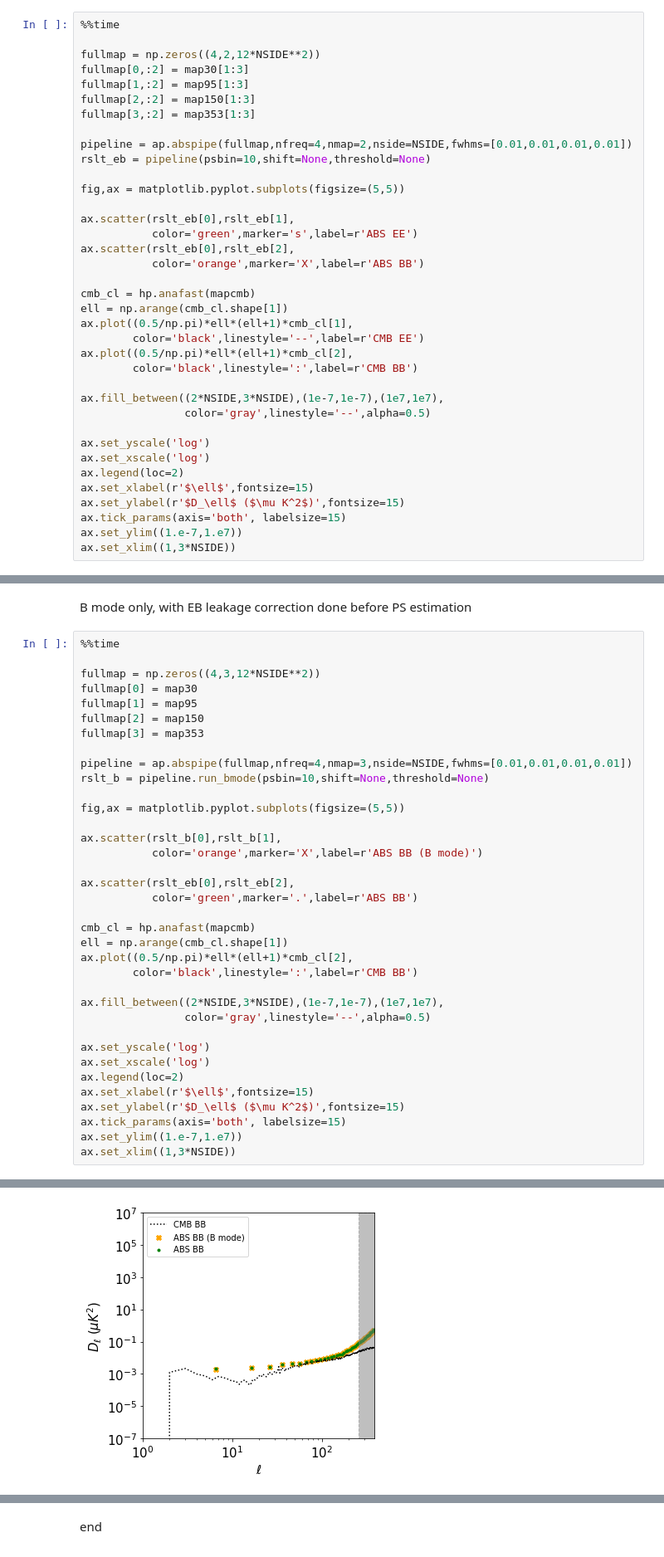
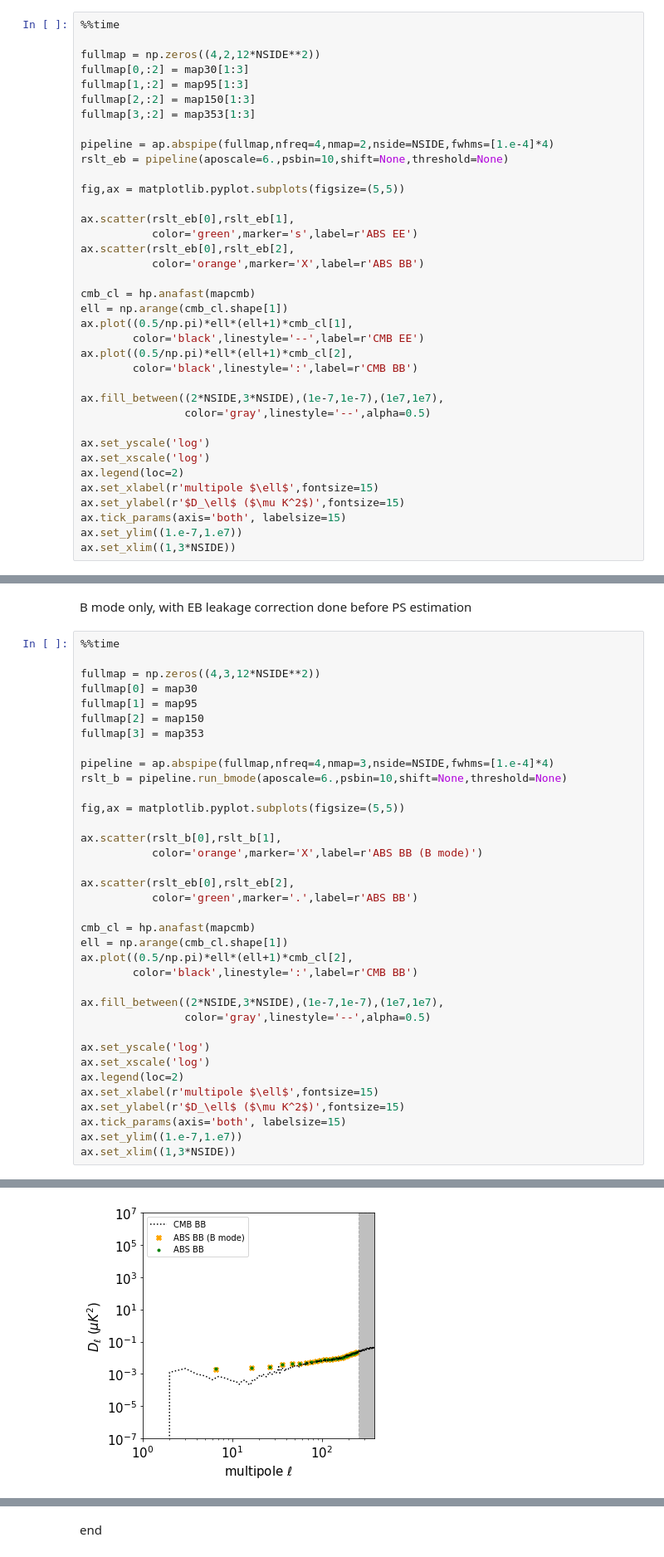
Before and after one commit to gioacchinowang/afra, a Jupyter notebook: tutorials/tutorial01.ipynb, the cells around one changed output, grey strips where cells are left out. Shown: that part at 83% size. Saved outputs shown, nothing was run; the diff lists cells and outputs as text.

```diff
--- a/tutorials/tutorial01.ipynb
+++ b/tutorials/tutorial01.ipynb
@@ -372,8 +211,8 @@ fullmap[1,:2] = map95[1:3]
 fullmap[2,:2] = map150[1:3]
 fullmap[3,:2] = map353[1:3]
 
-pipeline = ap.abspipe(fullmap,nfreq=4,nmap=2,nside=NSIDE,fwhms=[0.01,0.01,0.01,0.01])
-rslt_eb = pipeline(psbin=10,shift=None,threshold=None)
+pipeline = ap.abspipe(fullmap,nfreq=4,nmap=2,nside=NSIDE,fwhms=[1.e-4]*4)
+rslt_eb = pipeline(aposcale=6.,psbin=10,shift=None,threshold=None)
 
 fig,ax = matplotlib.pyplot.subplots(figsize=(5,5))
 
@@ -395,7 +234,7 @@ ax.fill_between((2*NSIDE,3*NSIDE),(1e-7,1e-7),(1e7,1e7),
 ax.set_yscale('log')
 ax.set_xscale('log')
 ax.legend(loc=2)
-ax.set_xlabel(r'$\ell$',fontsize=15)
+ax.set_xlabel(r'multipole $\ell$',fontsize=15)
 ax.set_ylabel(r'$D_\ell$ ($\mu K^2$)',fontsize=15)
 ax.tick_params(axis='both', labelsize=15)
 ax.set_ylim((1.e-7,1.e7))
@@ -416,8 +255,8 @@ fullmap[1] = map95
 fullmap[2] = map150
 fullmap[3] = map353
 
-pipeline = ap.abspipe(fullmap,nfreq=4,nmap=3,nside=NSIDE,fwhms=[0.01,0.01,0.01,0.01])
-rslt_b = pipeline.run_bmode(psbin=10,shift=None,threshold=None)
+pipeline = ap.abspipe(fullmap,nfreq=4,nmap=3,nside=NSIDE,fwhms=[1.e-4]*4)
+rslt_b = pipeline.run_bmode(aposcale=6.,psbin=10,shift=None,threshold=None)
 
 fig,ax = matplotlib.pyplot.subplots(figsize=(5,5))
 
@@ -438,7 +277,7 @@ ax.fill_between((2*NSIDE,3*NSIDE),(1e-7,1e-7),(1e7,1e7),
 ax.set_yscale('log')
 ax.set_xscale('log')
 ax.legend(loc=2)
-ax.set_xlabel(r'$\ell$',fontsize=15)
+ax.set_xlabel(r'multipole $\ell$',fontsize=15)
 ax.set_ylabel(r'$D_\ell$ ($\mu K^2$)',fontsize=15)
 ax.tick_params(axis='both', labelsize=15)
 ax.set_ylim((1.e-7,1.e7))
@@ -449,2 +288,2 @@ Wall time: 15 s
 (1, 384)
-[figure, old version]
+[figure, new version]
```
Also changed, not shown: parts of 15 cells of this notebook, 10 other files.
